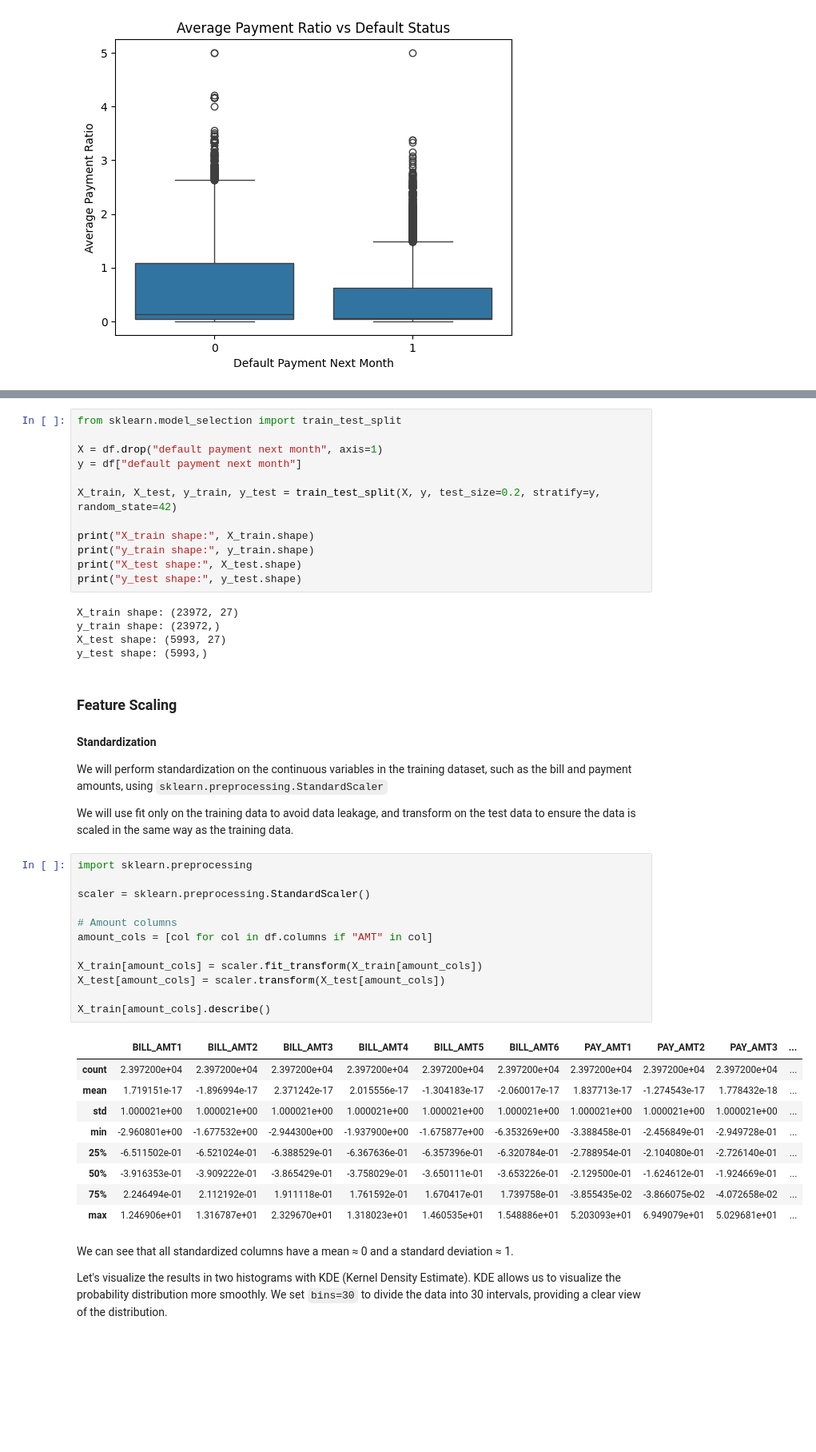
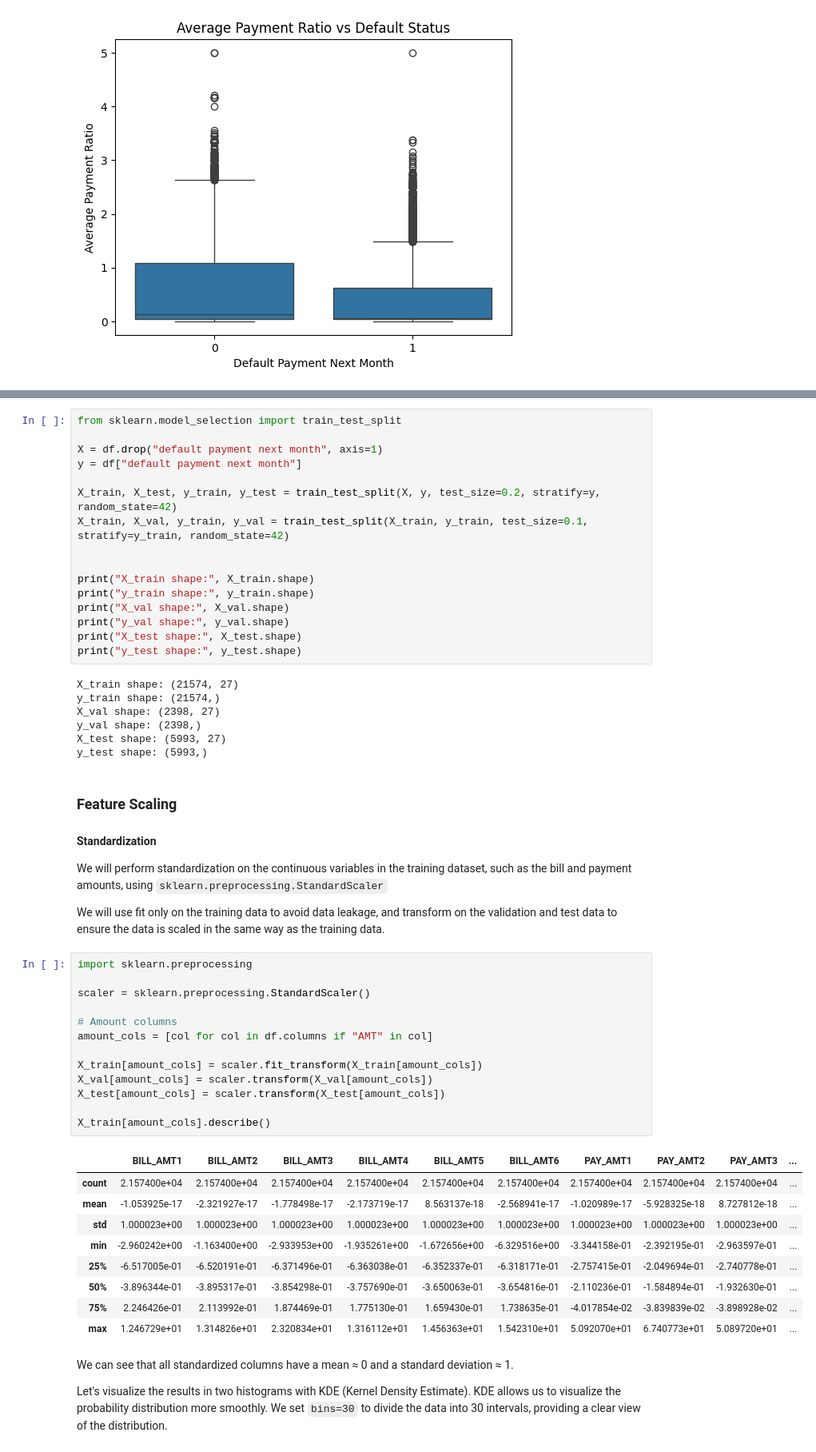
Before and after one commit to kelliekaw/credit-risk-prediction, a Jupyter notebook: credit_risk_prediction.ipynb, the cells around one changed output, grey strips where cells are left out. Shown at 80% size. Saved outputs shown, nothing was run; the diff lists cells and outputs as text; blank space fills up the shorter version.

Commit message:
fix: add validation set

```diff
--- a/credit_risk_prediction.ipynb
+++ b/credit_risk_prediction.ipynb
@@ -333,14 +334,20 @@ X = df.drop("default payment next month", axis=1)
 y = df["default payment next month"]
 
 X_train, X_test, y_train, y_test = train_test_split(X, y, test_size=0.2, stratify=y, random_state=42)
+X_train, X_val, y_train, y_val = train_test_split(X_train, y_train, test_size=0.1, stratify=y_train, random_state=42)
+
 
 print("X_train shape:", X_train.shape)
 print("y_train shape:", y_train.shape)
+print("X_val shape:", X_val.shape)
+print("y_val shape:", y_val.shape)
 print("X_test shape:", X_test.shape)
 print("y_test shape:", y_test.shape)
 # %% [output]
-X_train shape: (23972, 27)
-y_train shape: (23972,)
+X_train shape: (21574, 27)
+y_train shape: (21574,)
+X_val shape: (2398, 27)
+y_val shape: (2398,)
 X_test shape: (5993, 27)
 y_test shape: (5993,)
 # %% [markdown]
@@ -350,29 +357,30 @@ y_test shape: (5993,)
 
 We will perform standardization on the continuous variables in the training dataset, such as the bill and payment amounts, using `sklearn.preprocessing.StandardScaler`
 
-We will use fit only on the training data to avoid data leakage, and transform on the test data to ensure the data is scaled in the same way as the training data.
+We will use fit only on the training data to avoid data leakage, and transform on the validation and test data to ensure the data is scaled in the same way as the training data.
 # %%
 import sklearn.preprocessing
 
 scaler = sklearn.preprocessing.StandardScaler()
 
 # Amount columns
 amount_cols = [col for col in df.columns if "AMT" in col]
 
 X_train[amount_cols] = scaler.fit_transform(X_train[amount_cols])
+X_val[amount_cols] = scaler.transform(X_val[amount_cols])
 X_test[amount_cols] = scaler.transform(X_test[amount_cols])
 
 X_train[amount_cols].describe()
 # %% [output]
 |  | BILL_AMT1 | BILL_AMT2 | BILL_AMT3 | BILL_AMT4 | BILL_AMT5 | BILL_AMT6 | PAY_AMT1 | PAY_AMT2 | PAY_AMT3 | ... |
-| count | 2.397200e+04 | 2.397200e+04 | 2.397200e+04 | 2.397200e+04 | 2.397200e+04 | 2.397200e+04 | 2.397200e+04 | 2.397200e+04 | 2.397200e+04 | ... |
-| mean | 1.719151e-17 | -1.896994e-17 | 2.371242e-17 | 2.015556e-17 | -1.304183e-17 | -2.060017e-17 | 1.837713e-17 | -1.274543e-17 | 1.778432e-18 | ... |
-| std | 1.000021e+00 | 1.000021e+00 | 1.000021e+00 | 1.000021e+00 | 1.000021e+00 | 1.000021e+00 | 1.000021e+00 | 1.000021e+00 | 1.000021e+00 | ... |
-| min | -2.960801e+00 | -1.677532e+00 | -2.944300e+00 | -1.937900e+00 | -1.675877e+00 | -6.353269e+00 | -3.388458e-01 | -2.456849e-01 | -2.949728e-01 | ... |
-| 25% | -6.511502e-01 | -6.521024e-01 | -6.388529e-01 | -6.367636e-01 | -6.357396e-01 | -6.320784e-01 | -2.788954e-01 | -2.104080e-01 | -2.726140e-01 | ... |
-| 50% | -3.916353e-01 | -3.909222e-01 | -3.865429e-01 | -3.758029e-01 | -3.650111e-01 | -3.653226e-01 | -2.129500e-01 | -1.624612e-01 | -1.924669e-01 | ... |
-| 75% | 2.246494e-01 | 2.112192e-01 | 1.911118e-01 | 1.761592e-01 | 1.670417e-01 | 1.739758e-01 | -3.855435e-02 | -3.866075e-02 | -4.072658e-02 | ... |
-| max | 1.246906e+01 | 1.316787e+01 | 2.329670e+01 | 1.318023e+01 | 1.460535e+01 | 1.548886e+01 | 5.203093e+01 | 6.949079e+01 | 5.029681e+01 | ... |
+| count | 2.157400e+04 | 2.157400e+04 | 2.157400e+04 | 2.157400e+04 | 2.157400e+04 | 2.157400e+04 | 2.157400e+04 | 2.157400e+04 | 2.157400e+04 | ... |
+| mean | -1.053925e-17 | -2.321927e-17 | -1.778498e-17 | -2.173719e-17 | 8.563137e-18 | -2.568941e-17 | -1.020989e-17 | -5.928325e-18 | 8.727812e-18 | ... |
+| std | 1.000023e+00 | 1.000023e+00 | 1.000023e+00 | 1.000023e+00 | 1.000023e+00 | 1.000023e+00 | 1.000023e+00 | 1.000023e+00 | 1.000023e+00 | ... |
+| min | -2.960242e+00 | -1.163400e+00 | -2.933953e+00 | -1.935261e+00 | -1.672656e+00 | -6.329516e+00 | -3.344158e-01 | -2.392195e-01 | -2.963597e-01 | ... |
+| 25% | -6.517005e-01 | -6.520191e-01 | -6.371496e-01 | -6.363038e-01 | -6.352337e-01 | -6.318171e-01 | -2.757415e-01 | -2.049694e-01 | -2.740778e-01 | ... |
+| 50% | -3.896344e-01 | -3.895317e-01 | -3.854298e-01 | -3.757690e-01 | -3.650063e-01 | -3.654816e-01 | -2.110236e-01 | -1.584894e-01 | -1.932630e-01 | ... |
+| 75% | 2.246426e-01 | 2.113992e-01 | 1.874469e-01 | 1.775130e-01 | 1.659430e-01 | 1.738635e-01 | -4.017854e-02 | -3.839839e-02 | -3.898928e-02 | ... |
+| max | 1.246729e+01 | 1.314826e+01 | 2.320834e+01 | 1.316112e+01 | 1.456363e+01 | 1.542310e+01 | 5.092070e+01 | 6.740773e+01 | 5.089720e+01 | ... |
 # %% [markdown]
 We can see that all standardized columns have a mean ≈ 0 and a standard deviation ≈ 1.
 
```
Also changed, not shown: parts of 12 cells of this notebook.
